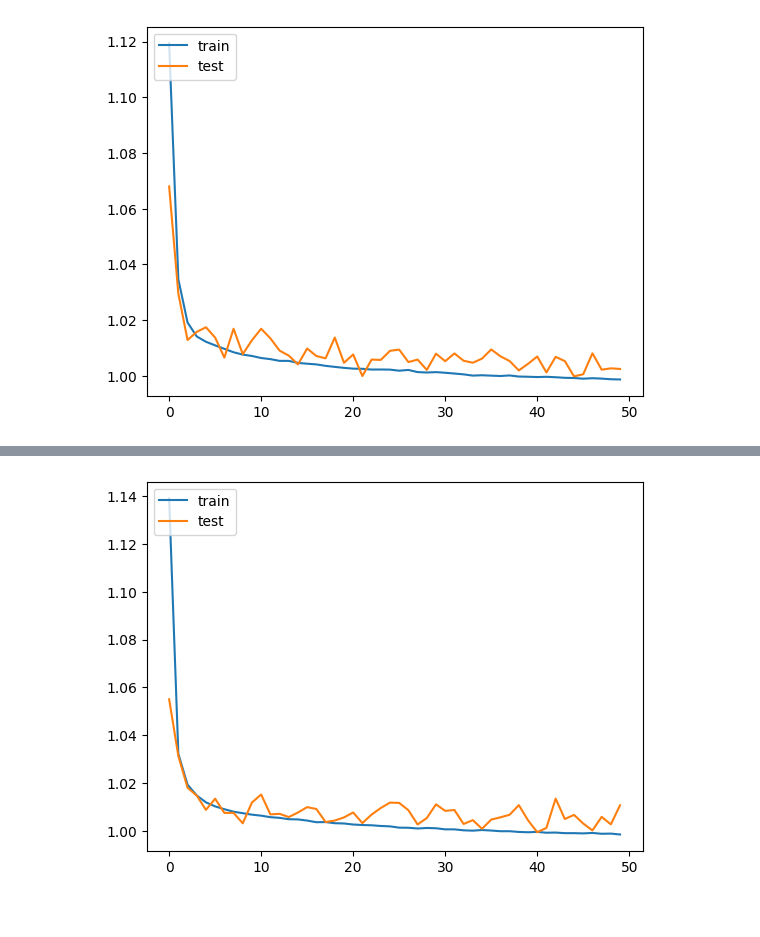
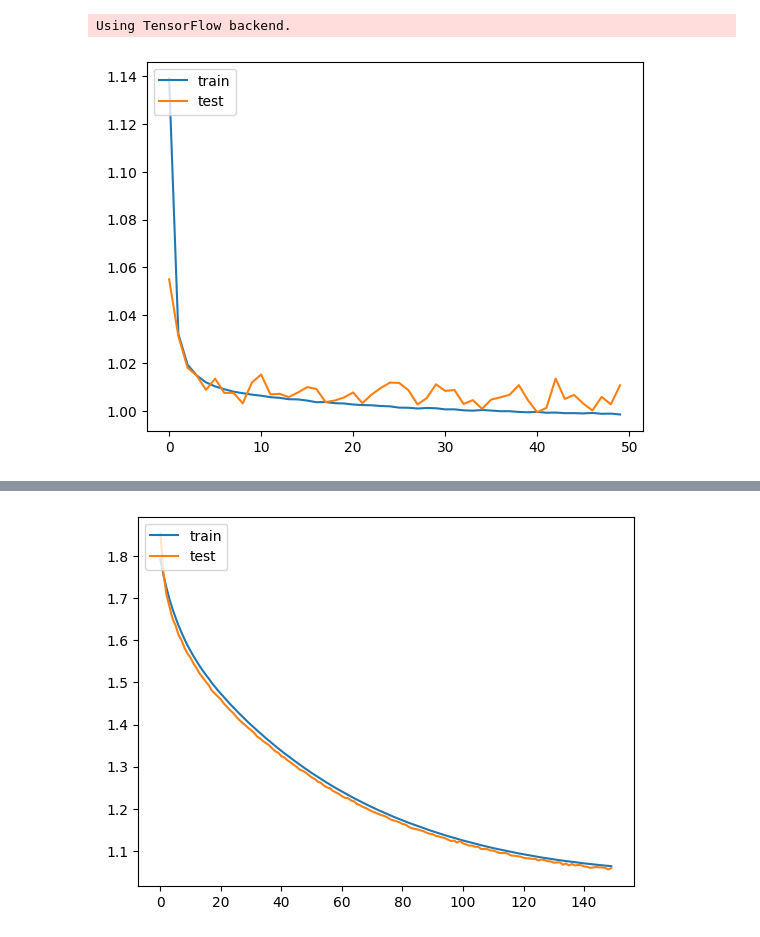
Before and after one commit to b-boechat/pitch, a Jupyter notebook: plot_curves.ipynb, the cells around one changed output, grey strips where cells are left out. Saved outputs shown, nothing was run; the diff lists cells and outputs as text; code cells hidden in the pictures.

```diff
--- a/plot_curves.ipynb
+++ b/plot_curves.ipynb
@@ -13,7 +13,8 @@ def plot_learning_curves(model_history_path):
     print(f"Training loss: {history_dict['loss'][-1]}")
     print(f"Validation loss: {history_dict['val_loss'][-1]}")
 
-plot_learning_curves("saved_models/cqt_base_model/cqt_base_model_history.json")
 plot_learning_curves("saved_models/cqt_normalize_model/cqt_normalize_model_history.json")
+plot_learning_curves("saved_models/cqt_e6-4ef4fc81ca8c4a2a812d0d9a800af7e7/cqt_e6-4ef4fc81ca8c4a2a812d0d9a800af7e7_history.json")
 # %% [output]
+Using TensorFlow backend.
-[figure, old version]
+[figure, new version]
@@ -22 +23 @@ Validation loss: 1.0024328231811523
-[figure, old version]
+[figure, new version]
```
Also changed, not shown: parts of 1 cell of this notebook, 10 other files.
